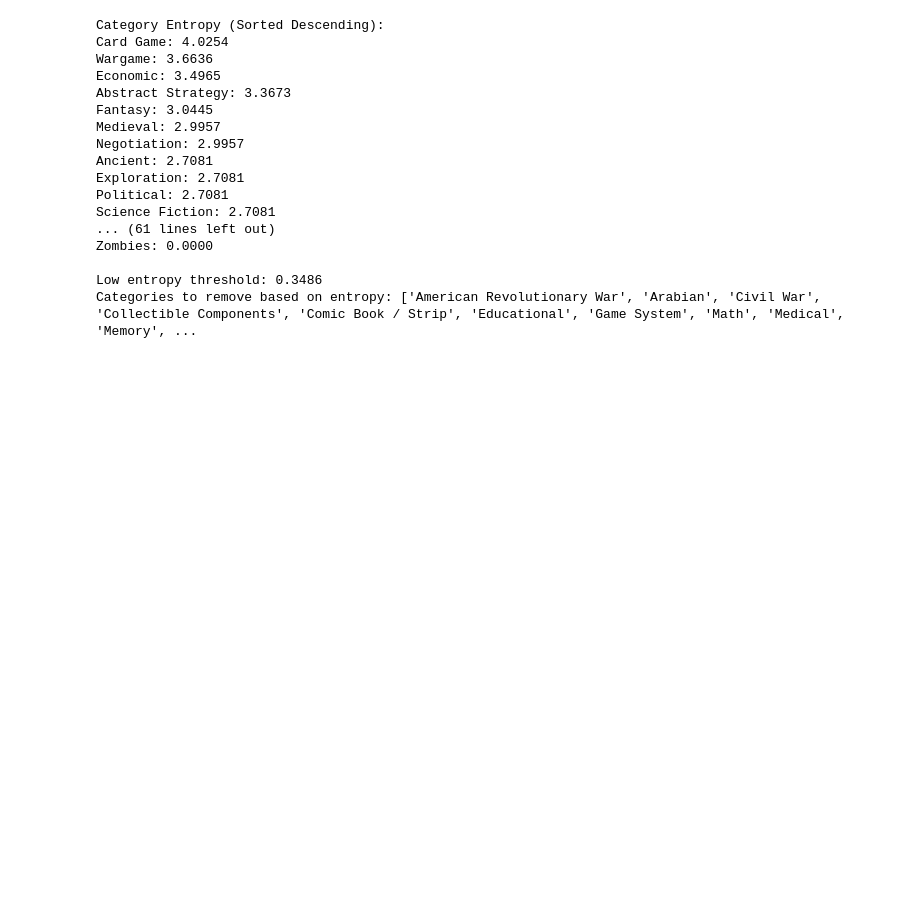
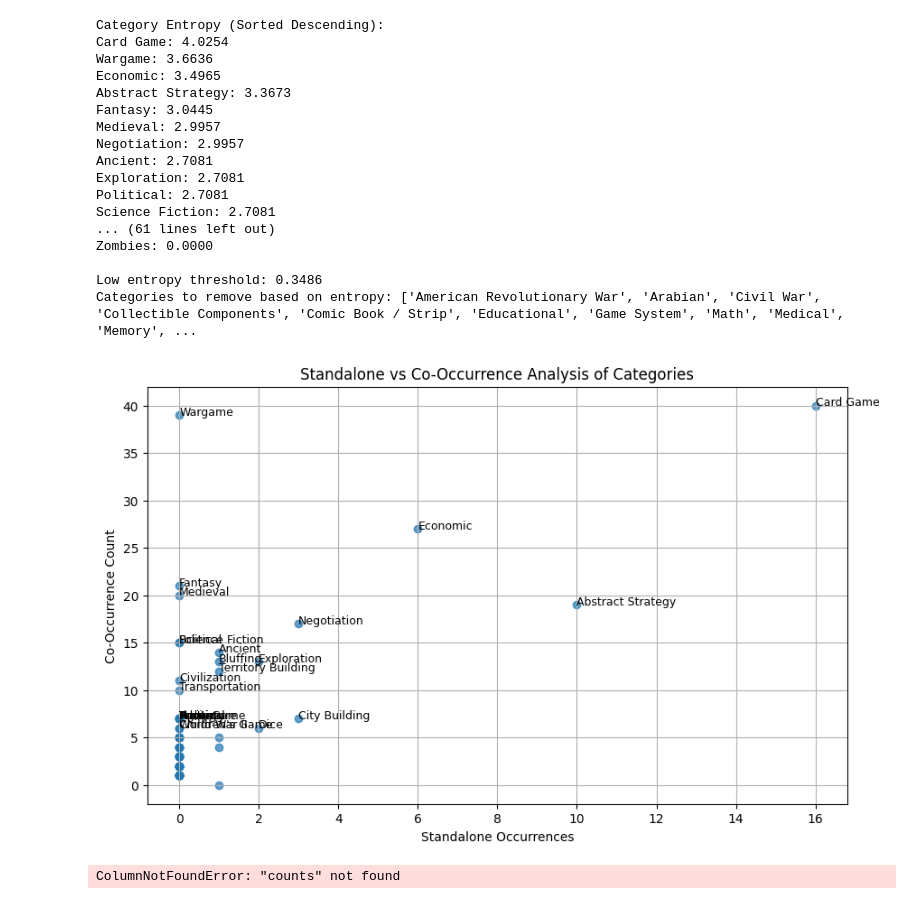
Before and after one commit to Wilowisp98/boardom_buster, a Jupyter notebook: analysis/category_analysis.ipynb, the cells around one changed output. Cells and saved outputs as stored; diff of their text form; code cells hidden in the pictures; blank space fills up the shorter version.

Commit message:
Some more analysis + Categories one hot encode

```diff
--- a/analysis/category_analysis.ipynb
+++ b/analysis/category_analysis.ipynb
@@ -206,3 +213,74 @@ Zombies: 0.0000
 
 Low entropy threshold: 0.3486
 Categories to remove based on entropy: ['American Revolutionary War', 'Arabian', 'Civil War', 'Collectible Components', 'Comic Book / Strip', 'Educational', 'Game System', 'Math', 'Medical', 'Memory', ...
+# %%
+
+# Get all unique categories
+category_list = df["categories"].explode().unique().to_list()
+
+# Initialize dictionaries for counts
+standalone_counts = {category: 0 for category in category_list}
+co_occurrence_counts = {category: 0 for category in category_list}
+
+# Count standalone and co-occurrence
+for row in df["categories"]:
+    if len(row) == 1:
+        standalone_counts[row[0]] += 1  # Single category game
+    else:
+        for category in row:
+            co_occurrence_counts[category] += 1  # Appears with others
+
+# Convert counts to arrays
+x_values = np.array([standalone_counts[cat] for cat in category_list])
+y_values = np.array([co_occurrence_counts[cat] for cat in category_list])
+
+# Create scatter plot
+plt.figure(figsize=(10, 6))
+plt.scatter(x_values, y_values, alpha=0.7)
+
+# Annotate top categories
+for i, category in enumerate(category_list):
+    if x_values[i] > 5 or y_values[i] > 5:  # Adjust threshold for labeling
+        plt.annotate(category, (x_values[i], y_values[i]), fontsize=9)
+
+# Formatting
+plt.xlabel("Standalone Occurrences")
+plt.ylabel("Co-Occurrence Count")
+plt.title("Standalone vs Co-Occurrence Analysis of Categories")
+plt.grid(True)
+plt.show()
+# %% [output]
+[figure, added]
+# %%
+# Count how many times each category appears in any game
+category_counts = df["categories"].explode().value_counts()
+
+# Find how many times each category appears in a game alone
+solo_counts = (
+    df.filter(df["categories"].list.len() == 1)["categories"]
+    .explode()
+    .value_counts()
+)
+
+# Convert to dictionaries for easy lookup
+category_total_dict = dict(zip(category_counts["categories"], category_counts["counts"]))
+solo_count_dict = dict(zip(solo_counts["categories"], solo_counts["counts"]))
+
+# Identify categories that appear **only solo** (their total count == their solo count)
+solo_only_categories = [
+    cat for cat in solo_count_dict if solo_count_dict[cat] == category_total_dict[cat]
+]
+
+# Identify categories that **never appear solo** (i.e., not in the solo count dictionary)
+co_occurring_categories = [
+    cat for cat in category_total_dict if cat not in solo_count_dict
+]
+
+# Print results
+print("\nCategories that ONLY appear solo:")
+print(solo_only_categories)
+
+print("\nCategories that ONLY appear together with others:")
+print(co_occurring_categories)
+# %% [output]
+ColumnNotFoundError: "counts" not found
```
Also changed, not shown: parts of 2 cells of this notebook, 1 other file.
